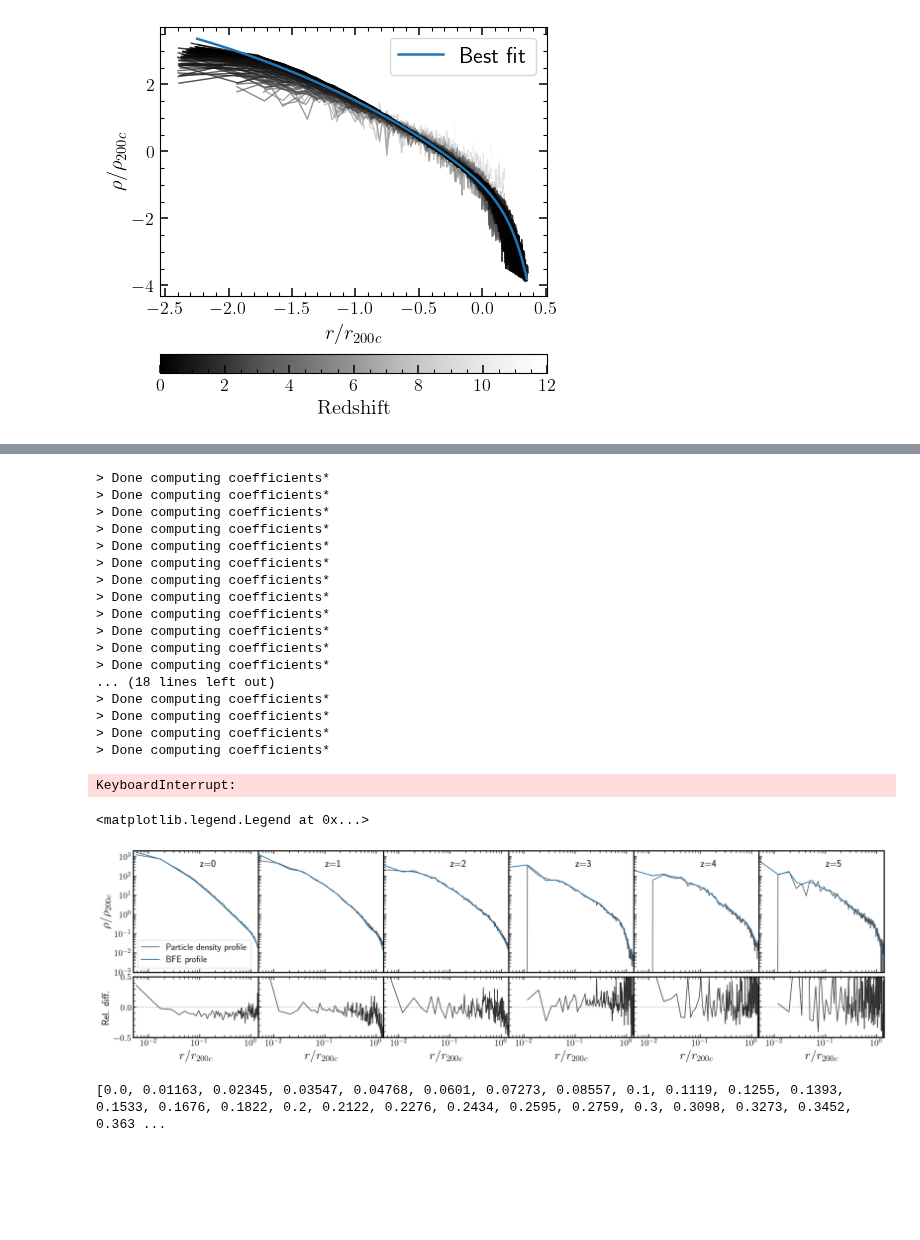
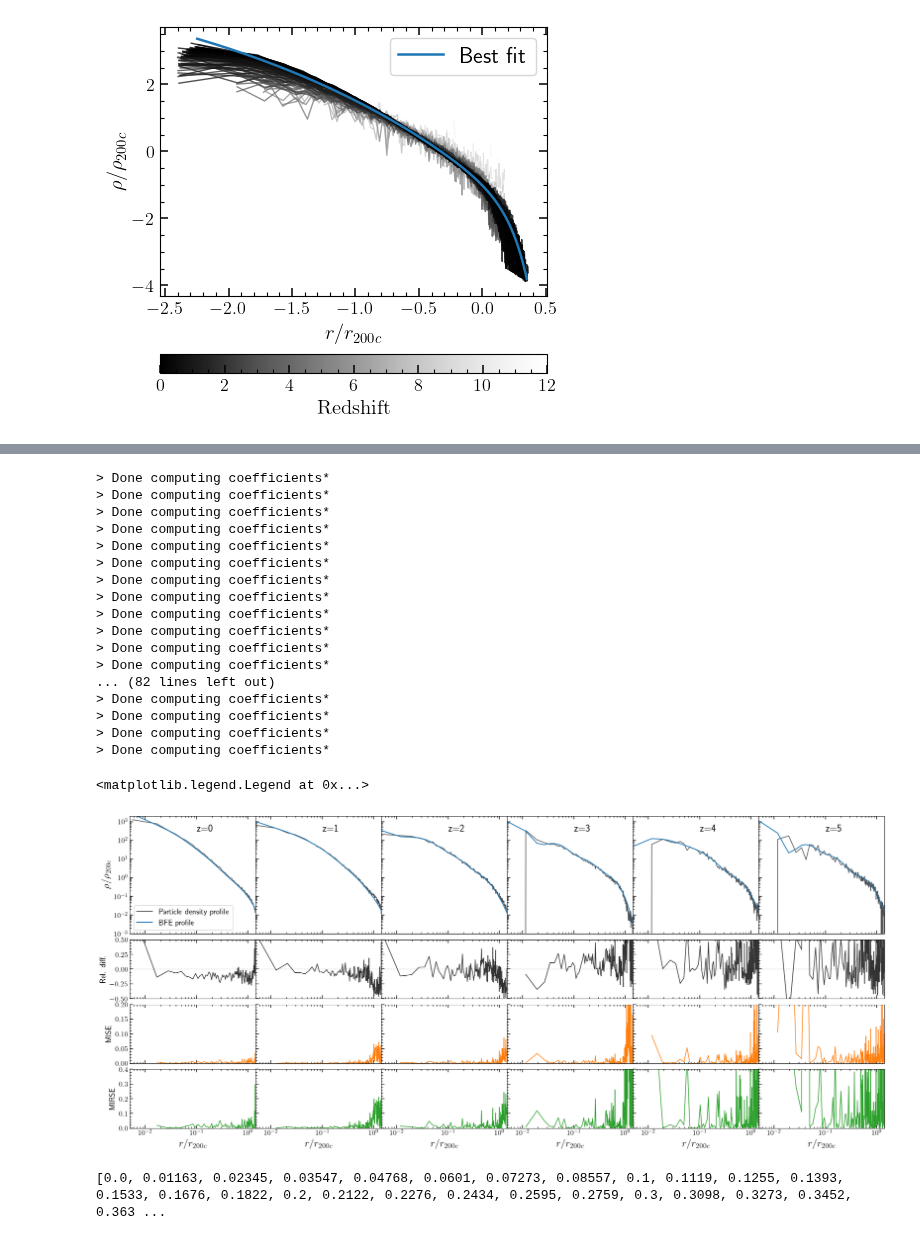
Before and after one commit to jngaravitoc/Illustris-BFE, a Jupyter notebook: notebooks/example_halo_21537.ipynb, the cells around one changed output, grey strips where cells are left out. Saved outputs shown, nothing was run; the diff lists cells and outputs as text; code cells hidden in the pictures; blank space fills up the shorter version.

```diff
--- a/notebooks/example_halo_21537.ipynb
+++ b/notebooks/example_halo_21537.ipynb
@@ -76,7 +75,7 @@ norm = mpl.colors.Normalize(vmin=z_halo[final_snap], vmax=z_halo[init_snap])
 cmap = plt.cm.Greys_r
 
 for s in range(init_snap, final_snap+1):
-    r, rho = read_density_profile(density_filename, int(snap_halo[s]))
+    r, rho = data_ios.read_density_profile(density_filename, int(snap_halo[s]))
     ax.plot(np.log10(r/R200c_halo[s]),
             np.log10(rho/rho200c_halo[s]),
             color=cmap(norm(z_halo[s])),
@@ -117,8 +116,8 @@ def build_basis(r_basis, rho_basis, nmax, lmax, Mtot=1):
     basis = compute_basis(basis_params, r_basis, rho_basis, basis_path, basis_filename)
     return basis
 # %%
-nmax= 16
-lmax = 8
+nmax= 8
+lmax = 2
 #basis = build_basis(r/rvir[-1], profile_fit, nmax=nmax, lmax=lmax)
 basis = build_basis(r_norm_fit, rho_norm_fit, nmax=nmax, lmax=lmax)
 # %% [output]
@@ -208,7 +141,7 @@ snap_basename = "galaxies_halo_{subfind_id}_tng50-3-dark_{snap:03d}.hdf5"
 
 for s in all_snaps:
     input_snap = os.path.join("../data", sim, snap_basename.format(subfind_id=halo_subfind_id, snap=s))
-    coords, masses = read_tng_halo_particles(input_snap)
+    coords, masses = data_ios.read_tng_halo_particles(input_snap)
 
     halo_data = {
         'pos': coords / R200c_halo[s],
@@ -236,9 +169,8 @@ for s in all_snaps:
 > Done computing coefficients*
 > Done computing coefficients*
 > Done computing coefficients*
-... (18 lines left out)
+... (82 lines left out)
 > Done computing coefficients*
 > Done computing coefficients*
 > Done computing coefficients*
 > Done computing coefficients*
-KeyboardInterrupt:
@@ -333,9 +182,9 @@ rho_part = {}
 r_part = {}
 
 for s in snap_list:
-    r_part[s], rho_part[s] = read_density_profile(density_filename, snap=s)
+    r_part[s], rho_part[s] = data_ios.read_density_profile(density_filename, snap=s)
 
-    bfe_prof[s] = bfe_density_profiles(
+    bfe_prof[s] = fields.bfe_density_profiles(
         basis=basis,
         coefs=coefs,
         r_bins=r_part[s]/R200c_halo[s],
@@ -403,40 +252,40 @@ for idx, snap in enumerate(snap_list[:6]):
     plt.setp(ax_diff.get_xticklabels(), visible=False)
     if idx == 0:
         ax_diff.set_ylabel('Rel. diff.', fontsize=14)
     else:
         plt.setp(ax_diff.get_yticklabels(), visible=False)
 
     # MISE in radial bins
     ax_mise = fig.add_subplot(gs[2, idx], sharex=ax_dens)
-    mise_bins = mise(np.atleast_2d(bfe_prof[snap]), np.atleast_2d(rho_part_norm), axis=0)
-    ax_mise.semilogx(r_axis, mise_bins, color='C1', alpha=0.9, ls='-', lw=1.2)
+    mise_bins = mise(np.atleast_2d(np.log10(bfe_prof[snap])), np.atleast_2d(np.log10(rho_part_norm)), axis=0)
+    ax_mise.semilogx(r_axis[1:], mise_bins[1:], color='C1', alpha=1.0, ls='-', lw=1.2)
     ax_mise.yaxis.tick_left()
-    ax_mise.set_ylim(bottom=0)
+    ax_mise.set_ylim(0, 0.2)
     plt.setp(ax_mise.get_xticklabels(), visible=False)
     if idx == 0:
         ax_mise.set_ylabel('MISE', fontsize=14)
     else:
         plt.setp(ax_mise.get_yticklabels(), visible=False)
 
     # MIRSE in radial bins
     ax_mirse = fig.add_subplot(gs[3, idx], sharex=ax_dens)
     mirse_bins = mirse(np.atleast_2d(bfe_prof[snap]), np.atleast_2d(rho_part_norm), axis=0)
-    ax_mirse.semilogx(r_axis, mirse_bins, color='C3', alpha=0.9, ls='-', lw=1.2)
+    ax_mirse.semilogx(r_axis[1:], mirse_bins[1:], color='C2', alpha=1.0, ls='-', lw=1.2)
     ax_mirse.yaxis.tick_left()
-    ax_mirse.set_ylim(bottom=0)
+    ax_mirse.set_ylim(0, 0.4)
     ax_mirse.set_xlabel(r'$r/r_{200c}$', fontsize=18)
     if idx == 0:
         ax_mirse.set_ylabel('MIRSE', fontsize=14)
     else:
         plt.setp(ax_mirse.get_yticklabels(), visible=False)
 
 # Add legend to first density panel
 fig.axes[0].legend(fontsize=14, loc='lower left')
 
-# plt.savefig('../temp_figures/Illustris3_time_dependent_basis_fit_metrics.png', bbox_inches='tight')
+#plt.savefig(f'../temp_figures/Illustris3_time_dependent_basis_fit_all_metrics_{nmax:02d}_{lmax:02d}.png', bbox_inches='tight')
 # %% [output]
 <matplotlib.legend.Legend at 0x...>
-[figure, old version]
+[figure, new version]
 # %%
 from compute_fields import compute_bfe_fields
 # %%
```
Also changed, not shown: parts of 11 cells of this notebook.
